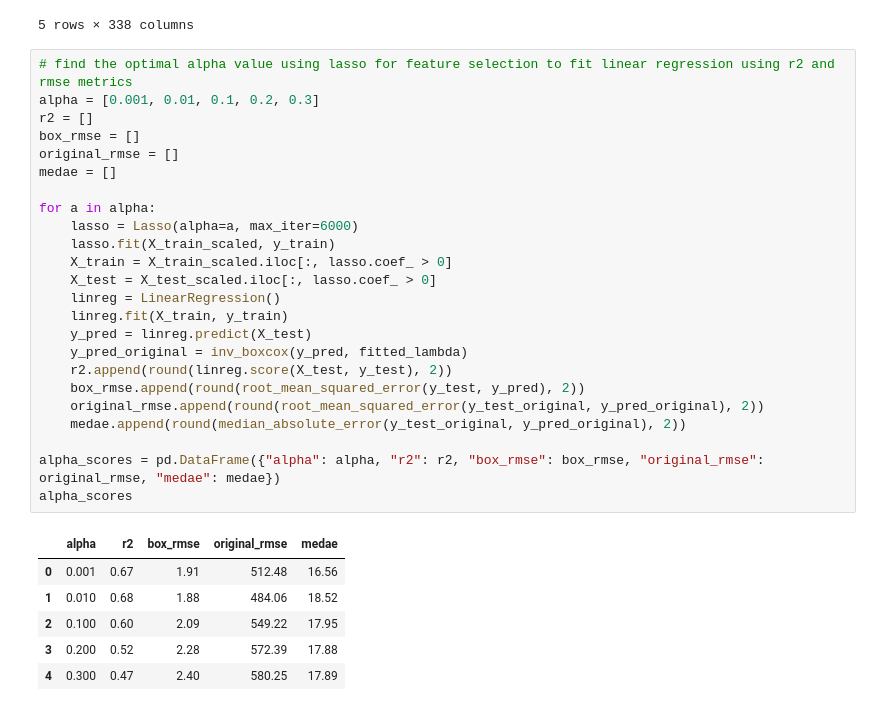
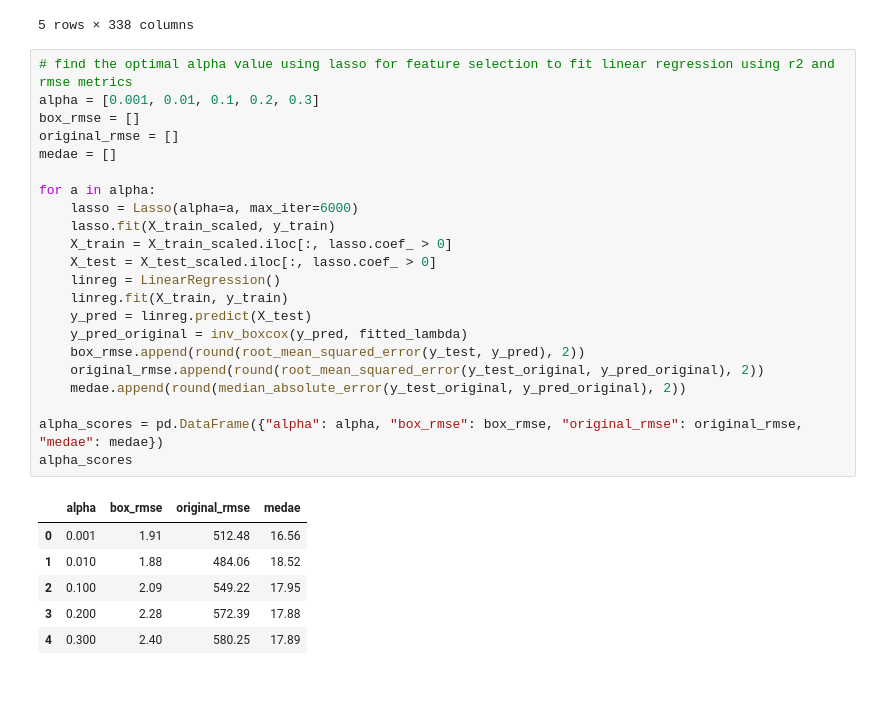
Before and after one commit to gh4rris/vegan_youtube, a Jupyter notebook: 03_modeling_linreg.ipynb, the cells around one changed output. Saved outputs shown, nothing was run; the diff lists cells and outputs as text.

```diff
--- a/03_modeling_linreg.ipynb
+++ b/03_modeling_linreg.ipynb
@@ -65,33 +67,31 @@ X_train_scaled.head()
 # %%
 # find the optimal alpha value using lasso for feature selection to fit linear regression using r2 and rmse metrics
 alpha = [0.001, 0.01, 0.1, 0.2, 0.3]
-r2 = []
 box_rmse = []
 original_rmse = []
 medae = []
 
 for a in alpha:
     lasso = Lasso(alpha=a, max_iter=6000)
     lasso.fit(X_train_scaled, y_train)
     X_train = X_train_scaled.iloc[:, lasso.coef_ > 0]
     X_test = X_test_scaled.iloc[:, lasso.coef_ > 0]
     linreg = LinearRegression()
     linreg.fit(X_train, y_train)
     y_pred = linreg.predict(X_test)
     y_pred_original = inv_boxcox(y_pred, fitted_lambda)
-    r2.append(round(linreg.score(X_test, y_test), 2))
     box_rmse.append(round(root_mean_squared_error(y_test, y_pred), 2))
     original_rmse.append(round(root_mean_squared_error(y_test_original, y_pred_original), 2))
     medae.append(round(median_absolute_error(y_test_original, y_pred_original), 2))
 
-alpha_scores = pd.DataFrame({"alpha": alpha, "r2": r2, "box_rmse": box_rmse, "original_rmse": original_rmse, "medae": medae})
+alpha_scores = pd.DataFrame({"alpha": alpha, "box_rmse": box_rmse, "original_rmse": original_rmse, "medae": medae})
 alpha_scores
 # %% [output]
-|  | alpha | r2 | box_rmse | original_rmse | medae |
-| 0 | 0.001 | 0.67 | 1.91 | 512.48 | 16.56 |
-| 1 | 0.010 | 0.68 | 1.88 | 484.06 | 18.52 |
-| 2 | 0.100 | 0.60 | 2.09 | 549.22 | 17.95 |
-| 3 | 0.200 | 0.52 | 2.28 | 572.39 | 17.88 |
-| 4 | 0.300 | 0.47 | 2.40 | 580.25 | 17.89 |
+|  | alpha | box_rmse | original_rmse | medae |
+| 0 | 0.001 | 1.91 | 512.48 | 16.56 |
+| 1 | 0.010 | 1.88 | 484.06 | 18.52 |
+| 2 | 0.100 | 2.09 | 549.22 | 17.95 |
+| 3 | 0.200 | 2.28 | 572.39 | 17.88 |
+| 4 | 0.300 | 2.40 | 580.25 | 17.89 |
 # %%
 # use optimal alpha value for lasso
```
Also changed, not shown: parts of 14 cells of this notebook, 30 other files.
